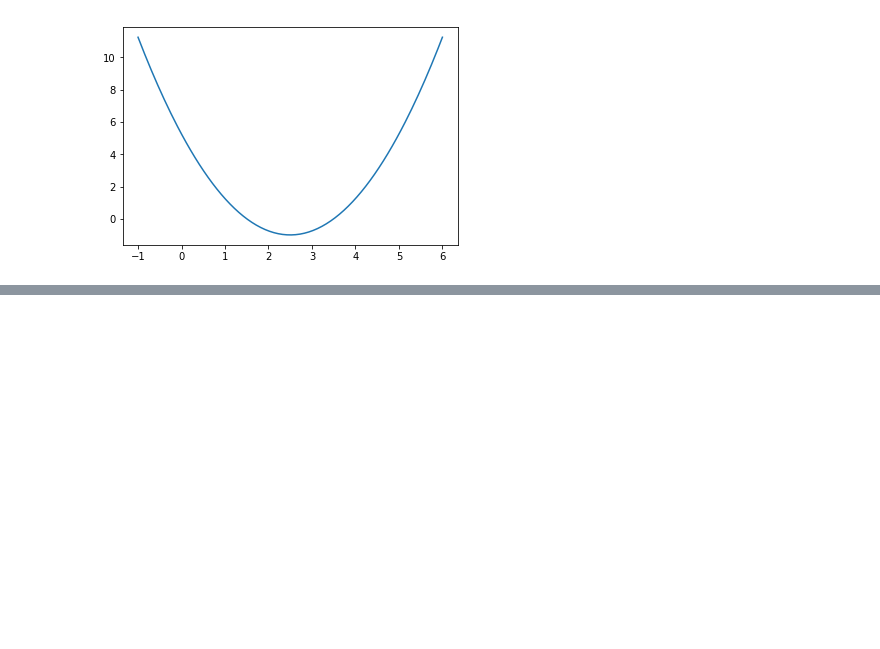
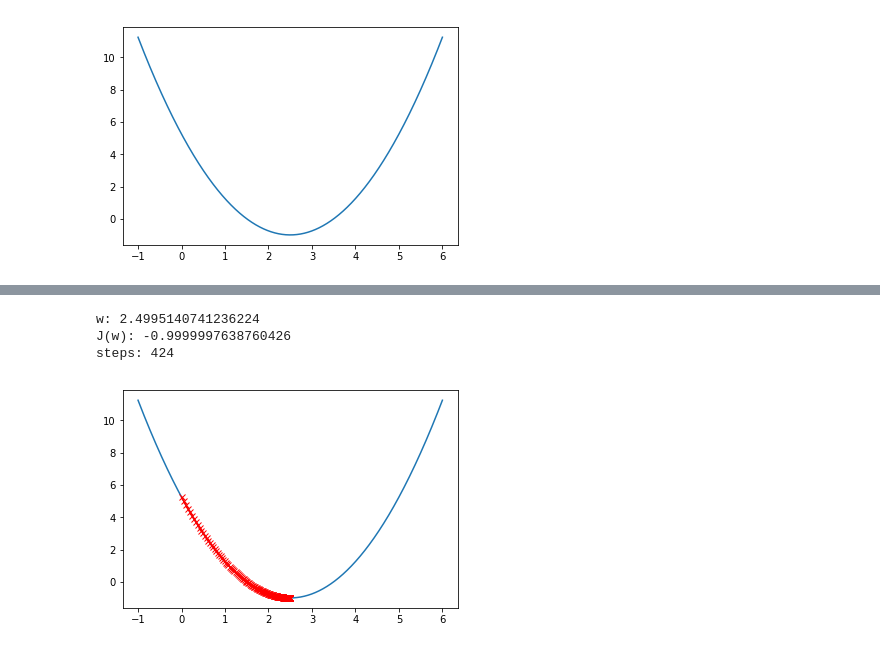
Before and after one commit to coderzc/machine_learning, a Jupyter notebook: jupyter/gradient_descent/gradient_descent.ipynb, the cells around one changed output, grey strips where cells are left out. Drawn from its saved outputs; the diff is of its cells as text; code cells hidden in the pictures; blank space fills up the shorter version.

```diff
--- a/jupyter/gradient_descent/gradient_descent.ipynb
+++ b/jupyter/gradient_descent/gradient_descent.ipynb
@@ -54,0 +72,7 @@ plt.show()
+# %%
+gradient_descent(.0,.01)
+# %% [output]
+w: 2.4995140741236224
+J(w): -0.9999997638760426
+steps: 424
+[figure, added]
```
Also changed, not shown: parts of 9 cells of this notebook, 3 other files.
